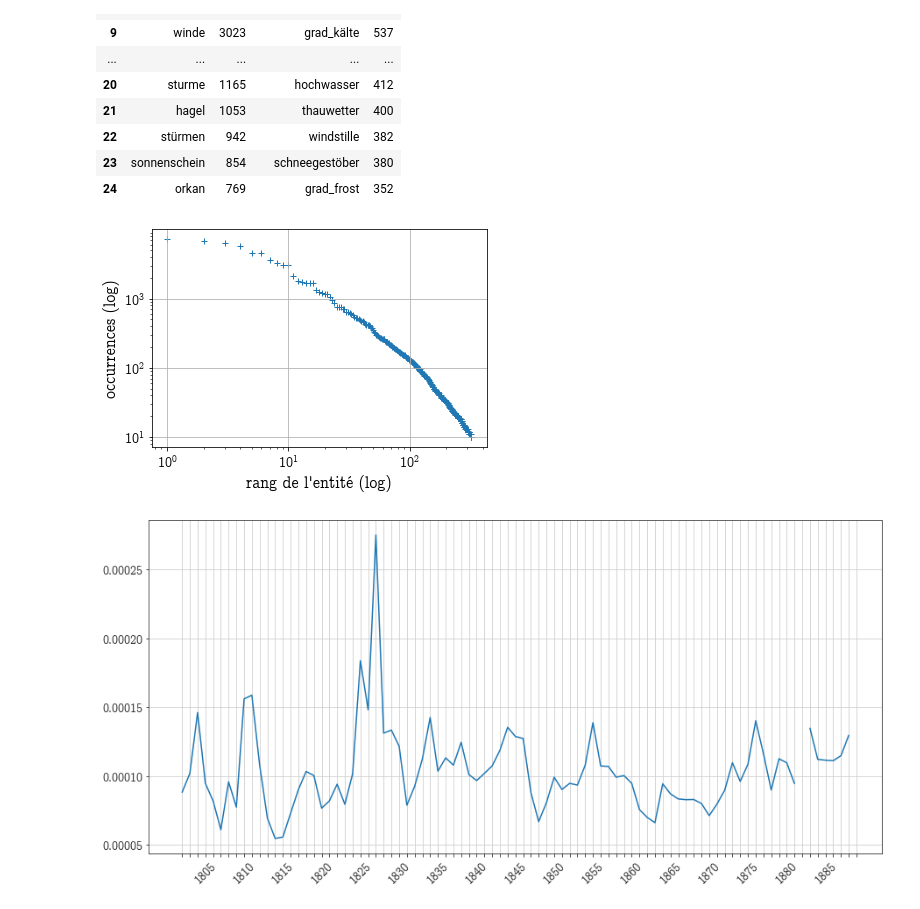
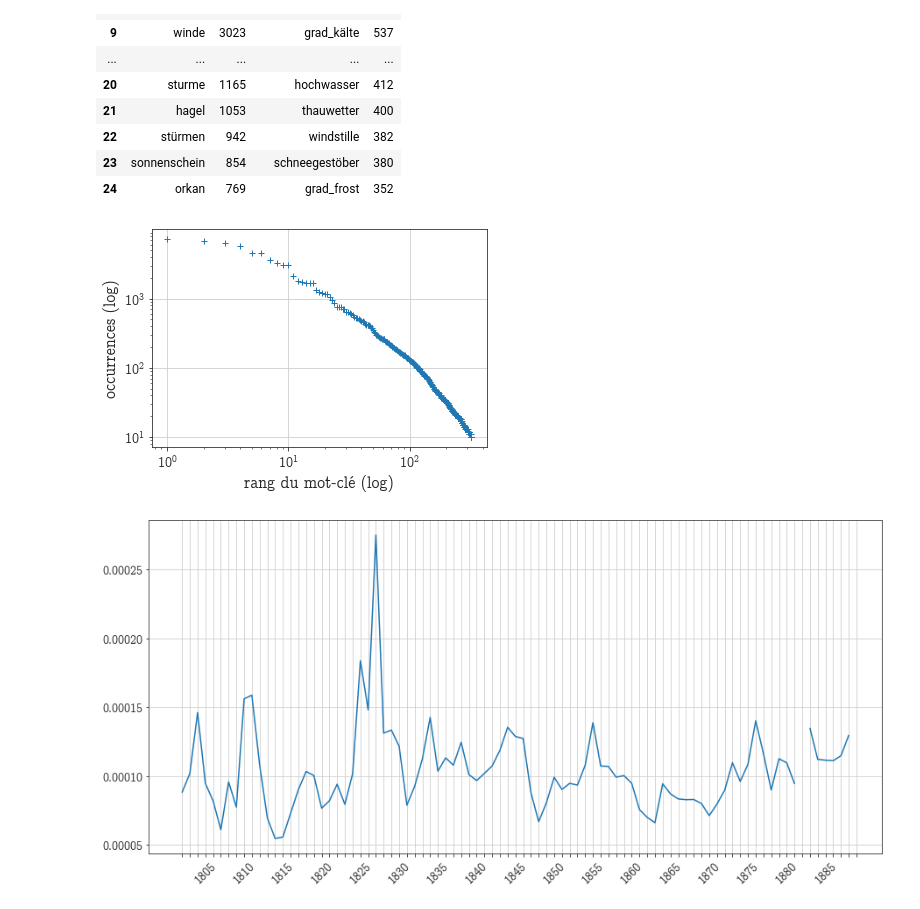
Before and after one commit to krkryger/clim-dist, a Jupyter notebook: notebooks/analysis.ipynb, the cells around one changed output. Cells and saved outputs as stored; diff of their text form; code cells hidden in the pictures.

```diff
--- a/notebooks/analysis.ipynb
+++ b/notebooks/analysis.ipynb
@@ -48,26 +48,26 @@ dist
 # %%
 matplotlib.rcParams['font.family'] = 'CMU Concrete'
 plt.figure(figsize=(6,4))
 
 counts = an.wea_df.loc[:, an.wea_df.columns != 'total'].sum(axis=0).sort_values(ascending=False).values
 ranks = range(1, len(counts)+1)
 
 plt.scatter(ranks, counts, s=30, marker='+', linewidth=1)
 plt.xticks(ticks=[num for num in ranks if num%10==0].insert(0,1),
            labels=[str(num) for num in ranks if num%10==0].insert(0,1), fontsize=14)
 plt.yticks(fontsize=14)
 plt.ylabel('occurrences (log)', fontsize=16)
-plt.xlabel("rang de l'entité (log)", fontsize=16)
+plt.xlabel("rang du mot-clé (log)", fontsize=16)
 
 plt.yscale('log')
 plt.xscale('log')
 
 plt.grid()
 sns.set_style('ticks')
 #plt.savefig('../references/memoire/images/zipf.pdf', bbox_inches='tight')
 plt.show()
 # %% [output]
-[figure, old version]
+[figure, new version]
 # %%
 matplotlib.rcParams['font.family'] = 'CMU Concrete'
 ticksrange = np.arange(1802,1890)
```
Also changed, not shown: 5 other files.
